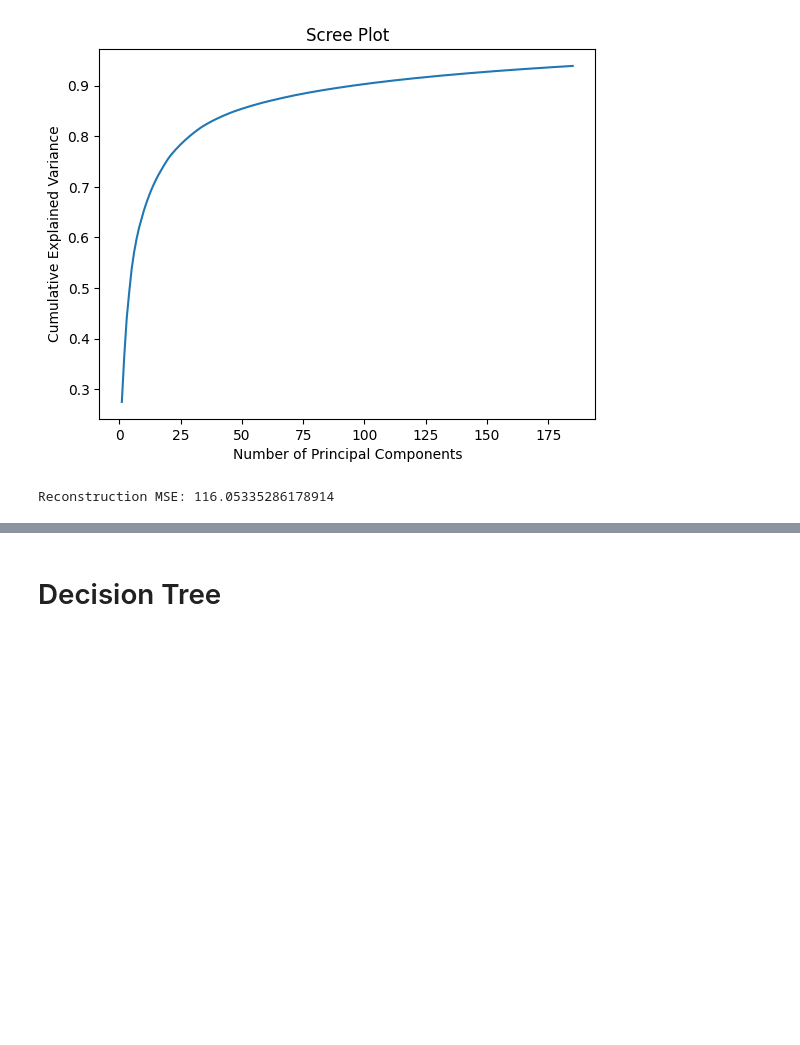
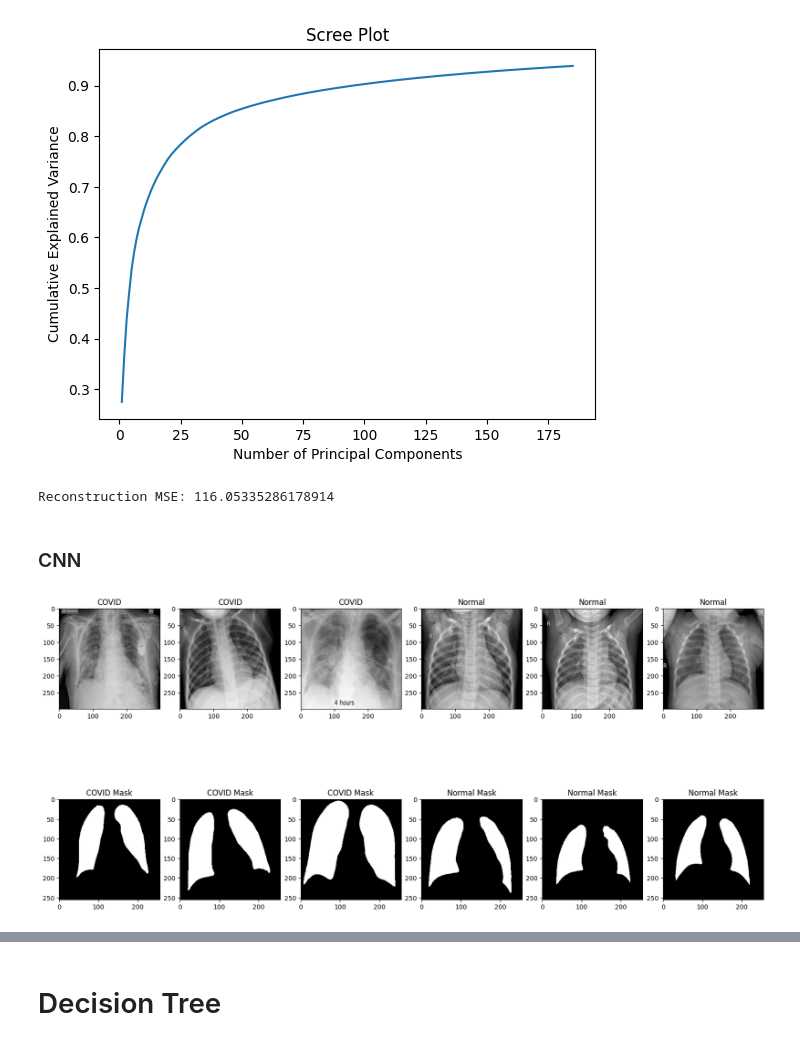
Before and after one commit to Riley94/covid_analysis, a Jupyter notebook: covid_analysis.ipynb, the cells around one changed output, grey strips where cells are left out. Drawn from its saved outputs; the diff is of its cells as text; code cells hidden in the pictures; blank space fills up the shorter version.

Commit message:
start CNN feature extraction modeling and analysis

```diff
--- a/covid_analysis.ipynb
+++ b/covid_analysis.ipynb
@@ -103,7 +105,7 @@ Total images: 2000
 # %%
 AC = []  # COVID images
 AN = []  # Normal images
-N = len(covid_images)
+N = len(covid_image_paths)
 
 # Ensure grayscale and flatten
 def flatten_image(img_path):
@@ -112,13 +114,13 @@ def flatten_image(img_path):
         flat_img = np.array(img_gray, dtype=np.float64).ravel()
         return flat_img
 
-for img_path in covid_images:
+for img_path in covid_image_paths:
     AC.append(flatten_image(img_path))
 
 # In SVD, we want each image to be a column
 AC = np.array(AC).T  # shape: (m*n) x N
 
-for img_path in normal_images:
+for img_path in normal_image_paths:
     AN.append(flatten_image(img_path))
 
 AN = np.array(AN).T  # shape: (m*n) x N
@@ -296,3 +298,14 @@ mse = mean_squared_error(A, images_reconstructed)
 print("Reconstruction MSE:", mse)
 # %% [output]
 Reconstruction MSE: 116.05335286178914
+# %% [markdown]
+### CNN
+# %%
+covid_labels = np.ones(len(covid_image_paths))
+normal_labels = np.zeros(len(normal_image_paths))
+covid_images, covid_masks = load_numpy_data(covid_image_paths, covid_mask_paths)
+normal_images, normal_masks = load_numpy_data(normal_image_paths, normal_mask_paths)
+# %%
+all_images = np.concatenate([covid_images, normal_images])
+all_masks = np.concatenate([covid_masks, normal_masks])
+all_labels = np.concatenate([covid_labels, normal_labels])
@@ -298,0 +366,21 @@ Reconstruction MSE: 116.05335286178914
+# %%
+def show_images(images, masks, labels, n=6):
+    fig, ax = plt.subplots(2, n, figsize=(20, 10))
+    normal_start = len(images) // 2
+    for i in range(n):
+        if i < n // 2:
+            ax[0, i].imshow(images[i], cmap='gray')
+            ax[0, i].set_title('COVID' if labels[i] == 1 else 'Normal')
+            ax[1, i].imshow(masks[i], cmap='gray')
+            ax[1, i].set_title('COVID Mask' if labels[i] == 1 else 'Normal Mask')
+        else:
+            ax[0, i].imshow(images[normal_start], cmap='gray')
+            ax[0, i].set_title('COVID' if labels[normal_start] == 1 else 'Normal')
+            ax[1, i].imshow(masks[normal_start], cmap='gray')
+            ax[1, i].set_title('COVID Mask' if labels[normal_start] == 1 else 'Normal Mask')
+            normal_start += 1
+    plt.show()
+
+show_images(all_images, all_masks, all_labels)
+# %% [output]
+[figure, added]
```
Also changed, not shown: parts of 7 cells of this notebook.
